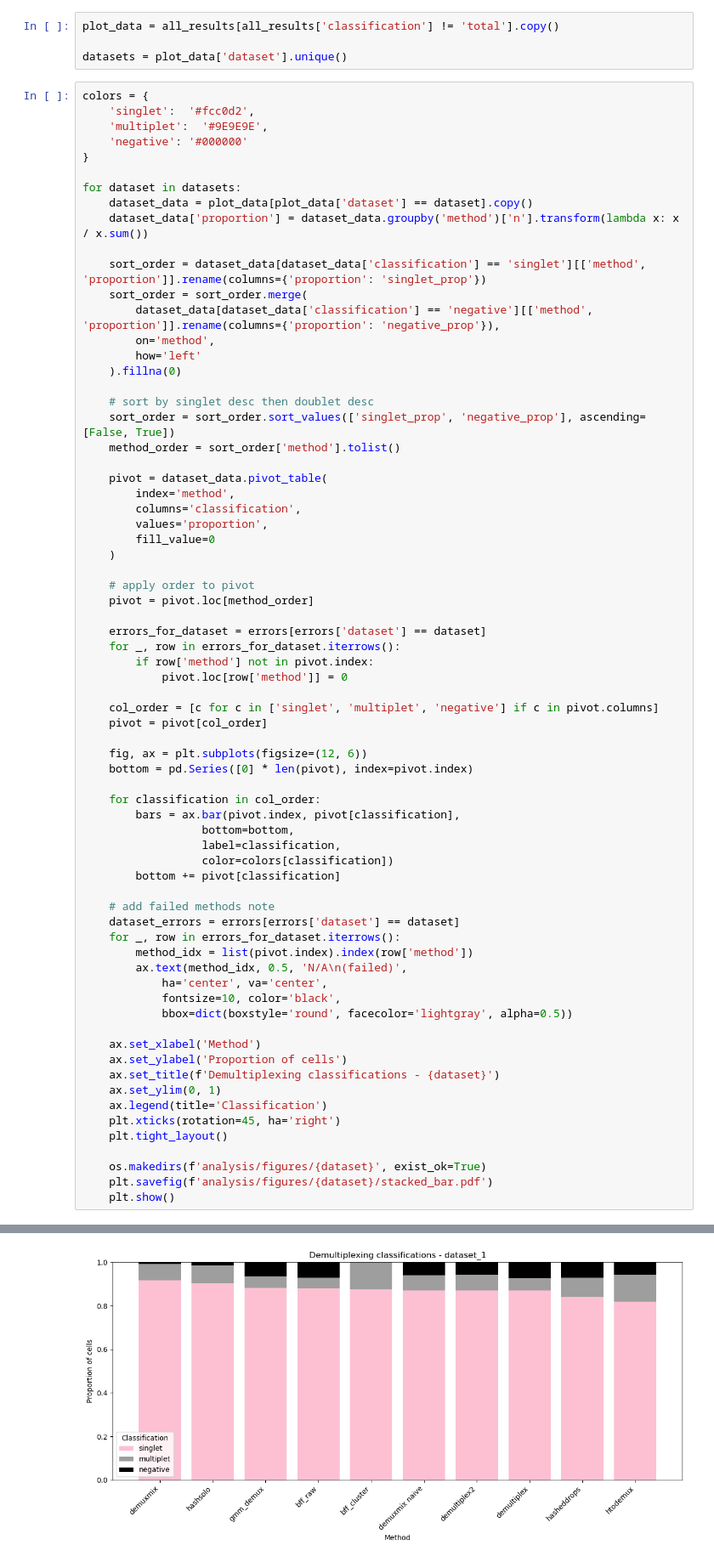
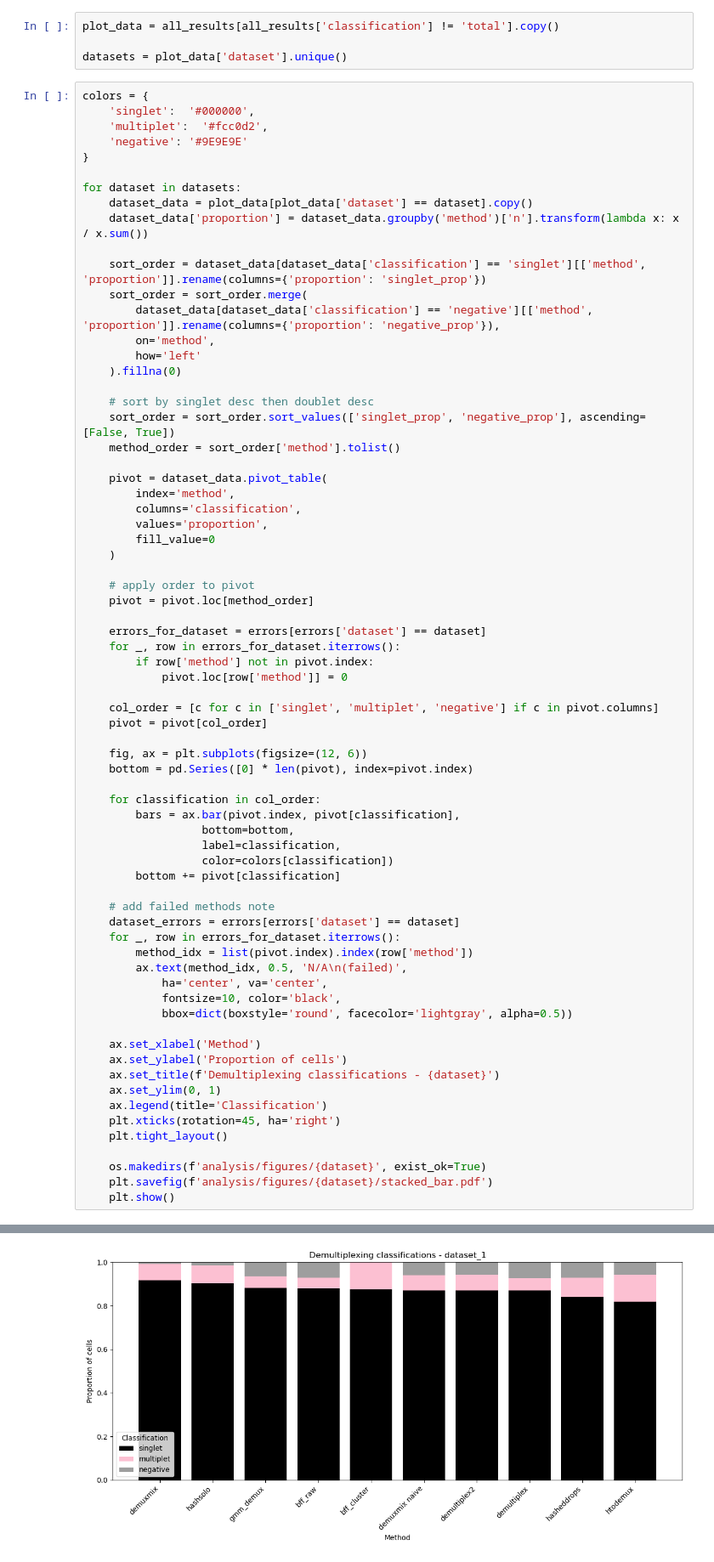
Before and after one commit to cheryl-xiang/demultiplexing-methods, a Jupyter notebook: analysis/aggregate_results.ipynb, the cells around one changed output, grey strips where cells are left out. Shown at 85% size. Saved outputs shown, nothing was run; the diff lists cells and outputs as text.

Commit message:
recolor graphs

```diff
--- a/analysis/aggregate_results.ipynb
+++ b/analysis/aggregate_results.ipynb
@@ -55,9 +55,9 @@ plot_data = all_results[all_results['classification'] != 'total'].copy()
 datasets = plot_data['dataset'].unique()
 # %%
 colors = {
-    'singlet':  '#fcc0d2',
-    'multiplet':  '#9E9E9E',
-    'negative': '#000000'
+    'singlet':  '#000000',
+    'multiplet':  '#fcc0d2',
+    'negative': '#9E9E9E'
 }
 
 for dataset in datasets:
@@ -128 +128 @@ for dataset in datasets:
-[figure, old version]
+[figure, new version]
```
Also changed, not shown: parts of 1 cell of this notebook, 2 other files.
